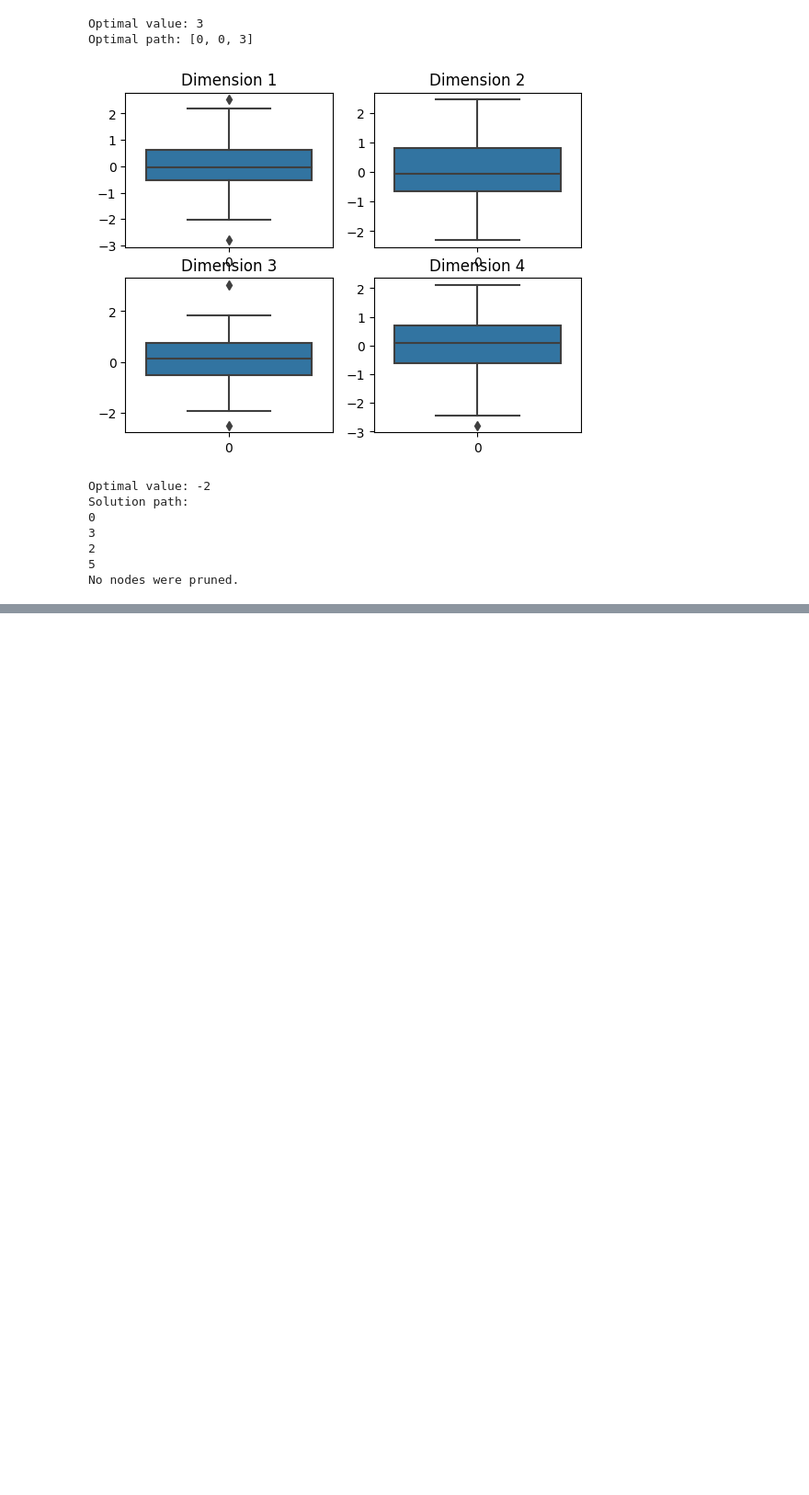
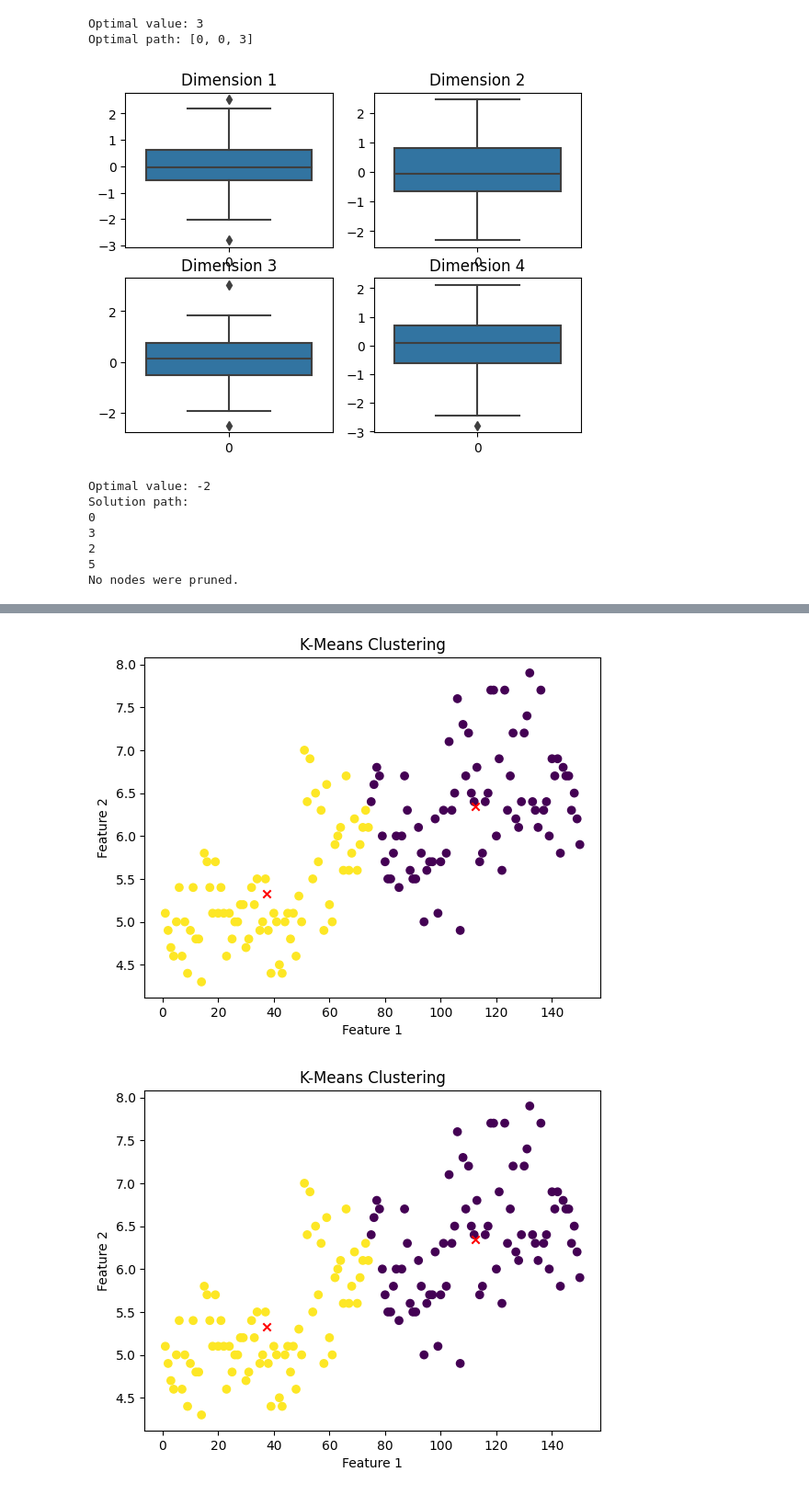
Before and after one commit to Bhuvanchandram/ML_Manual, a Jupyter notebook: Labprograms.ipynb, the cells around one changed output, grey strips where cells are left out. Shown: that part at 92% size. Drawn from its saved outputs; the diff is of its cells as text; code cells hidden in the pictures; blank space fills up the shorter version.

```diff
--- a/Labprograms.ipynb
+++ b/Labprograms.ipynb
@@ -501,14 +541,11 @@ glass = pd.read_csv("glass.csv")
 glass_X = glass.drop("Type", axis=1)
 glass_y = glass["Type"]
 
-# Define distance metrics
-
+# Define Euclidean distance metrics
 def euclidean_distance(x1, x2):
-
     return np.sqrt(np.sum((x1 - x2) ** 2))
 
 # Define KNN classifier
-
 def KNN_classifier(X_train, y_train, X_test, k, distance_metric):
 
     y_pred = []
@@ -530,21 +567,18 @@ def KNN_classifier(X_train, y_train, X_test, k, distance_metric):
     return y_pred
 
 # Define function to split dataset into training and testing
-
 def split_data(X, y, method):
-
-   X_train, X_test, y_train, y_test = train_test_split(X, y, test_size=0.3, random_state=42)
-   return X_train, X_test, y_train, y_test
+        X_train, X_test, y_train, y_test = train_test_split(X, y, test_size=0.3, random_state=42)
+        return X_train, X_test, y_train, y_test
 
 # Run KNN classifier for Glass dataset
-
 for method in ["70-30"]:
 
     print(f"Results for Glass dataset using {method} split and Euclidean distance:")
 
     X_train, X_test, y_train, y_test = split_data(glass_X, glass_y, method)
 
-    for k in [3]:
+    for k in [3, 5, 7]:
 
         y_pred = KNN_classifier(X_train, y_train, X_test, k, euclidean_distance)
 
@@ -647,34 +689,37 @@ class KMeans:
         distances = np.sqrt(((X[:, np.newaxis] - self.centroids) ** 2).sum(axis=2))
         return distances
 
 # Set the random seed for reproducibility
 np.random.seed(42)
 
 # Load the data from iris.csv
-data = pd.read_csv('iris.csv')
+data = pd.read_csv('Iris.csv')
 X = data.iloc[:, :-1].values
 
 kmeans = KMeans(n_clusters=2)
 labels = kmeans.fit(X)
 
 # Plot the results
 plt.scatter(X[:, 0], X[:, 1], c=labels, cmap='viridis')
 plt.scatter(kmeans.centroids[:, 0], kmeans.centroids[:, 1], marker='x', color='red')
 plt.title("K-Means Clustering")
 plt.xlabel("Feature 1")
 plt.ylabel("Feature 2")
 plt.show()
 # Perform k-means clustering
 kmeans = KMeans(n_clusters=2)
 labels = kmeans.fit(X)
 
 # Plot the results
 plt.scatter(X[:, 0], X[:, 1], c=labels, cmap='viridis')
 plt.scatter(kmeans.centroids[:, 0], kmeans.centroids[:, 1], marker='x', color='red')
 plt.title("K-Means Clustering")
 plt.xlabel("Feature 1")
 plt.ylabel("Feature 2")
 plt.show()
+# %% [output]
+[figure, added]
+[figure, added]
 # %%
 #Question 9
 #Write a program to perform agglomerative clustering based on single-linkage, complete-linkage criteria.
```
Also changed, not shown: parts of 6 cells of this notebook.
